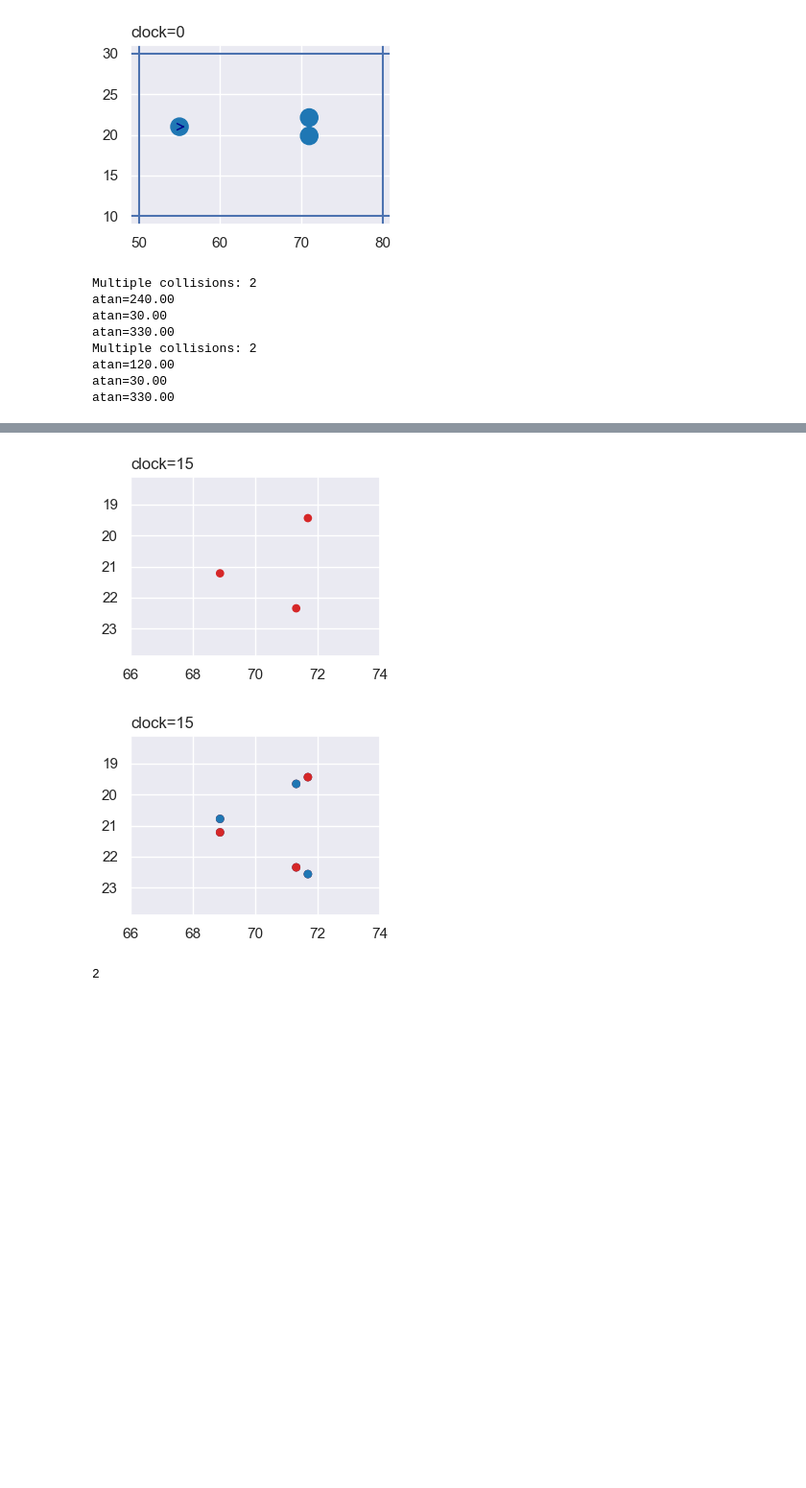
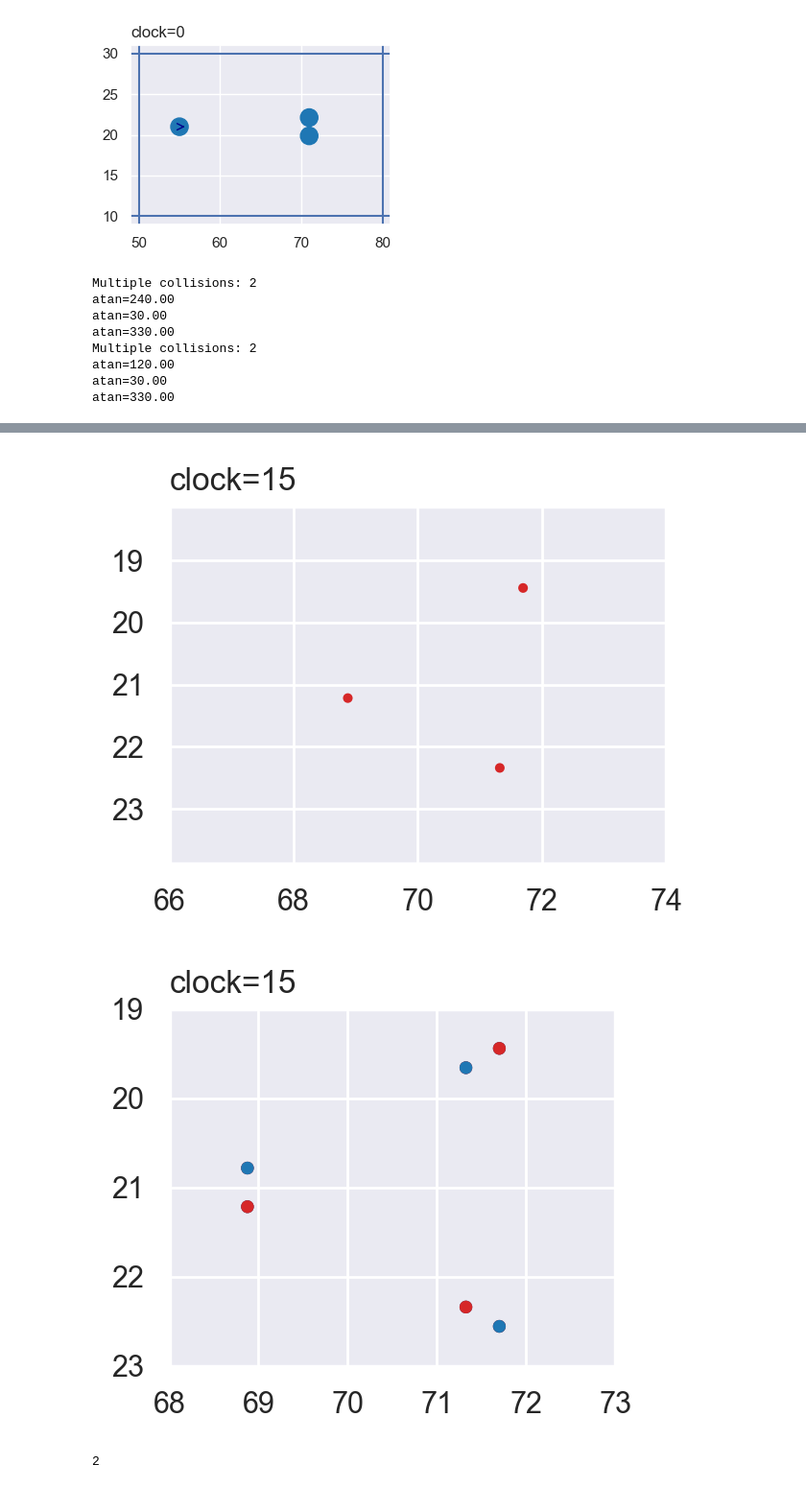
Before and after one commit to CarlKCarlK/perfect-physics, a Jupyter notebook: part_5_pydata.ipynb, the cells around one changed output, grey strips where cells are left out. Shown at 96% size. Drawn from its saved outputs; the diff is of its cells as text; code cells hidden in the pictures; blank space fills up the shorter version.

```diff
--- a/part_5_pydata.ipynb
+++ b/part_5_pydata.ipynb
@@ -551,6 +602,7 @@ for seed in [0, 1]:
 [figure]
 # %%
 import logging
+import numpy as np
 from perfect_physics import Wall, World, Timeline
 from pathlib import Path
 root = Path("m:/projects/perfect_physics")
@@ -559,7 +611,9 @@ logger = logging.getLogger()
 logger.setLevel(logging.WARNING)
 
 draw_radius = 1
+little_radius = 0.05
 rows = -2
+font_scale = 2
 
 figures = []
 list_of_circles = []
@@ -575,23 +629,27 @@ for seed in [0, 1]:
     world.ylim = (world.circle_list[2].y+4, world.circle_list[1].y-4)
     if True:
         world._tick_no_collision(1)
-        world.show(draw_radius=draw_radius, colors=colors)
+        world.show(draw_radius=draw_radius, colors=colors, font_scale=font_scale)
         world.tick_tock(Timeline(), [], 1)
         world._tick_no_collision(1)
-        world.show(draw_radius=draw_radius, colors=colors)
+        world.show(draw_radius=draw_radius, colors=colors, font_scale=font_scale)
         for circle in world.circle_list:
             atan = np.arctan2(float(circle.vy), float(circle.vx)) * 180 / np.pi % 360
             print(f"atan={atan:.2f}")
             circle.vx, circle.vy = 0, 0
             list_of_circles = list_of_circles + world.circle_list.copy()
-        figure = world.show(draw_radius=.1, colors=colors)
+        figure = world.show(draw_radius=little_radius, colors=colors, font_scale=font_scale)
         figures.append(figure)
     else:
         world.run_to_file(folder, 4)
         # World.render_events(folder, draw_radius=draw_radius)
         World.render(folder, speed_up=4, draw_radius=draw_radius)
 world.circle_list = list_of_circles
-world.show(draw_radius=.1, colors=["tab:blue", "tab:blue", "tab:blue", "tab:red", "tab:red", "tab:red"])
+world.xlim = (68,73)
+world.ylim = (23,19)
+world.show(draw_radius=little_radius,
+           colors=["tab:blue", "tab:blue", "tab:blue", "tab:red", "tab:red", "tab:red"],
+           font_scale=font_scale)
 pass
 # %% [output]
 Multiple collisions: 2
@@ -610,5 +668,5 @@ atan=330.00
-[figure, old version]
+[figure, new version]
-[figure, old version]
+[figure, new version]
 # %%
 # find the symmetric solution
 
```
Also changed, not shown: parts of 2 cells of this notebook.
